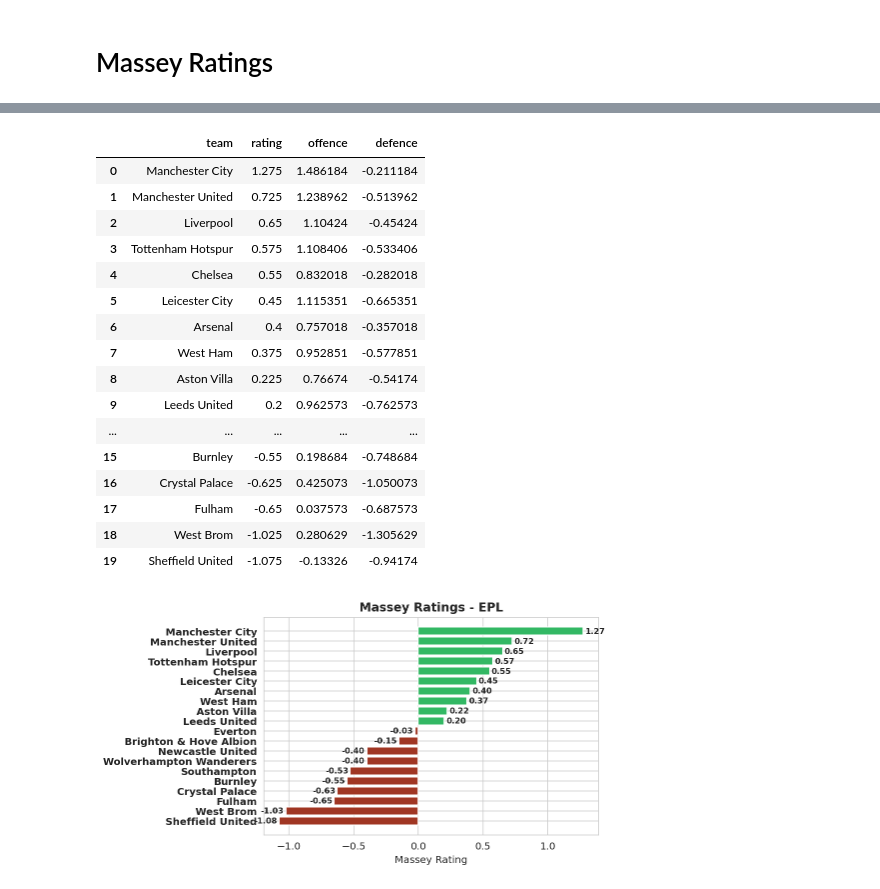
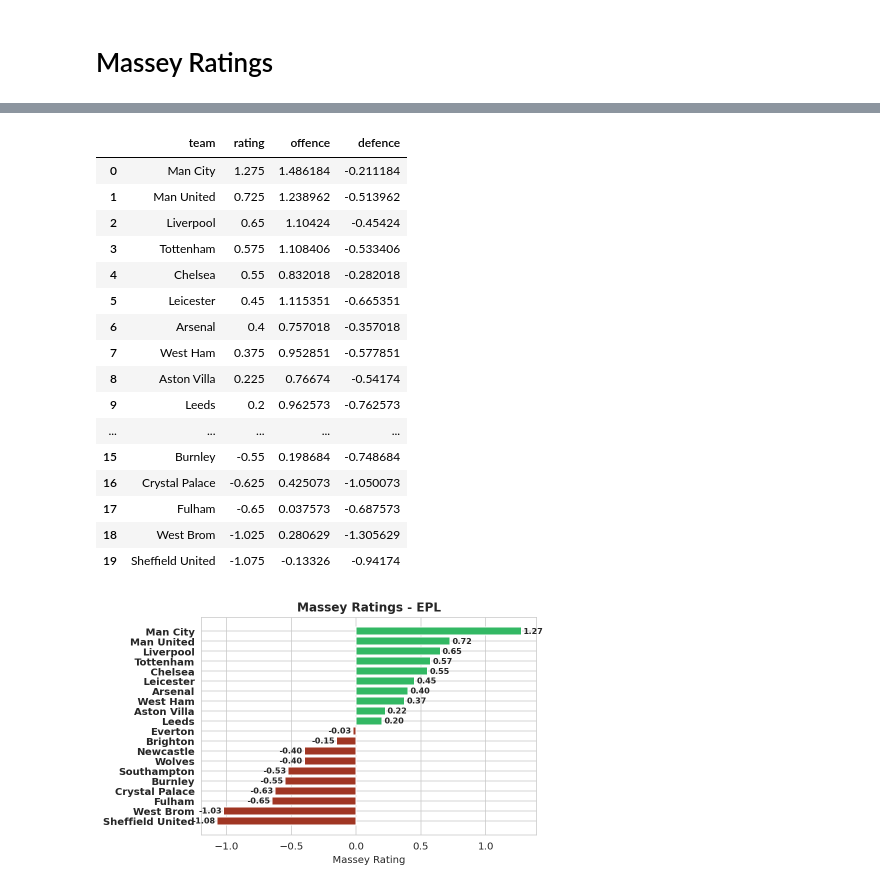
Before and after one commit to martineastwood/penaltyblog, a Jupyter notebook: examples/ratings/massey_ratings.ipynb, the cells around one changed output, grey strips where cells are left out. Saved outputs shown, nothing was run; the diff lists cells and outputs as text; code cells hidden in the pictures.

```diff
--- a/examples/ratings/massey_ratings.ipynb
+++ b/examples/ratings/massey_ratings.ipynb
@@ -22,18 +22,18 @@ df.head()
 # %%
-massey = pb.ratings.Massey(df["fthg"], df["ftag"], df["team_home"], df["team_away"])
+massey = pb.ratings.Massey(df["goals_home"], df["goals_away"], df["team_home"], df["team_away"])
 massey.get_ratings()
 # %% [output]
 |  | team | rating | offence | defence |
-| 0 | Manchester City | 1.275 | 1.486184 | -0.211184 |
-| 1 | Manchester United | 0.725 | 1.238962 | -0.513962 |
+| 0 | Man City | 1.275 | 1.486184 | -0.211184 |
+| 1 | Man United | 0.725 | 1.238962 | -0.513962 |
 | 2 | Liverpool | 0.65 | 1.10424 | -0.45424 |
-| 3 | Tottenham Hotspur | 0.575 | 1.108406 | -0.533406 |
+| 3 | Tottenham | 0.575 | 1.108406 | -0.533406 |
 | 4 | Chelsea | 0.55 | 0.832018 | -0.282018 |
-| 5 | Leicester City | 0.45 | 1.115351 | -0.665351 |
+| 5 | Leicester | 0.45 | 1.115351 | -0.665351 |
 | 6 | Arsenal | 0.4 | 0.757018 | -0.357018 |
 | 7 | West Ham | 0.375 | 0.952851 | -0.577851 |
 | 8 | Aston Villa | 0.225 | 0.76674 | -0.54174 |
-| 9 | Leeds United | 0.2 | 0.962573 | -0.762573 |
+| 9 | Leeds | 0.2 | 0.962573 | -0.762573 |
 | ... | ... | ... | ... | ... |
 | 15 | Burnley | -0.55 | 0.198684 | -0.748684 |
 | 16 | Crystal Palace | -0.625 | 0.425073 | -1.050073 |
@@ -49,7 +49,8 @@ import seaborn as sns
 plt.rcParams["figure.figsize"] = [10, 7]
 sns.set_style("whitegrid")
 
-ratings = pb.massey.ratings(df["fthg"], df["ftag"], df["team_home"], df["team_away"])
+massey = pb.ratings.Massey(df["goals_home"], df["goals_away"], df["team_home"], df["team_away"])
+ratings = massey.get_ratings()
 ratings["colours"] = np.where(ratings["rating"] > 0, "#33b864", "#a03623")
 fig, ax = plt.subplots()
 y_pos = np.arange(len(ratings))
@@ -59,34 +60,34 @@ ax.set_yticks(y_pos)
 ax.set_yticklabels(ratings["team"], fontweight="bold")
 ax.invert_yaxis()
 ax.set_xlabel("Massey Rating")
 ax.set_title("Massey Ratings - EPL", fontweight="bold")
 
 rects = ax.patches
 for rect in rects:
     x_value = rect.get_width()
     y_value = rect.get_y() + rect.get_height() / 2
     space = 2
     ha = "left"
 
     if x_value < 0:
         space *= -1
         ha = "right"
 
     label = "{:.2f}".format(x_value)
 
     # Create annotation
     plt.annotate(
         label,
         (x_value, y_value),
         xytext=(space, 0),
         textcoords="offset points",
         va="center",
         ha=ha,
         fontsize=8,
         fontweight="bold",
     )
 # %% [output]
-[figure, old version]
+[figure, new version]
 # %%
 import matplotlib.pyplot as plt
 import numpy as np
```
Also changed, not shown: parts of 4 cells of this notebook, 17 other files.
